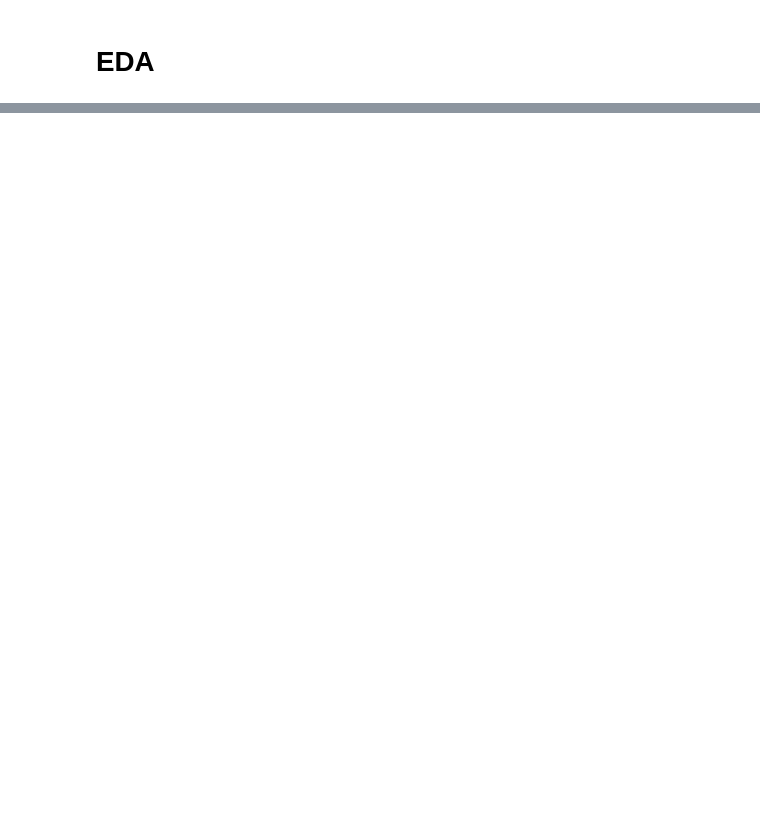
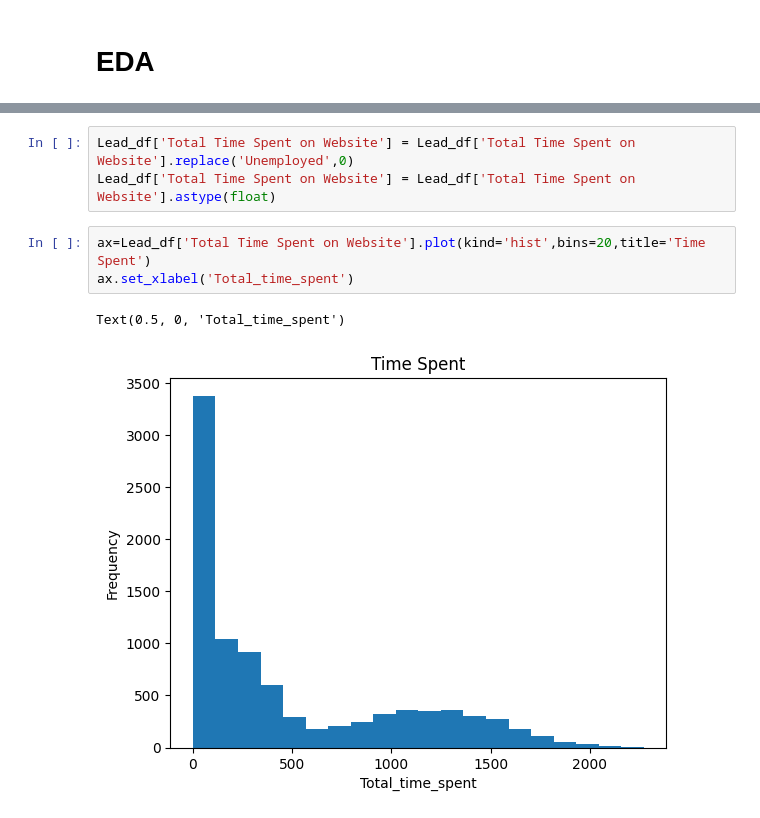
Before and after one commit to harshita-commits/Lead-Scoring-Case-Study, a Jupyter notebook: Lead_score_case_study.ipynb, the cells around one changed output, grey strips where cells are left out. Drawn from its saved outputs; the diff is of its cells as text; blank space fills up the shorter version.

```diff
--- a/Lead_score_case_study.ipynb
+++ b/Lead_score_case_study.ipynb
@@ -298,0 +398,9 @@ Lead_df['Last Activity'] = Lead_df['Last Activity'].replace(np.nan,'Email Opened
+# %%
+Lead_df['Total Time Spent on Website'] = Lead_df['Total Time Spent on Website'].replace('Unemployed',0)
+Lead_df['Total Time Spent on Website'] = Lead_df['Total Time Spent on Website'].astype(float)
+# %%
+ax=Lead_df['Total Time Spent on Website'].plot(kind='hist',bins=20,title='Time Spent')
+ax.set_xlabel('Total_time_spent')
+# %% [output]
+Text(0.5, 0, 'Total_time_spent')
+[figure, added]
```
Also changed, not shown: parts of 140 cells of this notebook, 1 other file.
